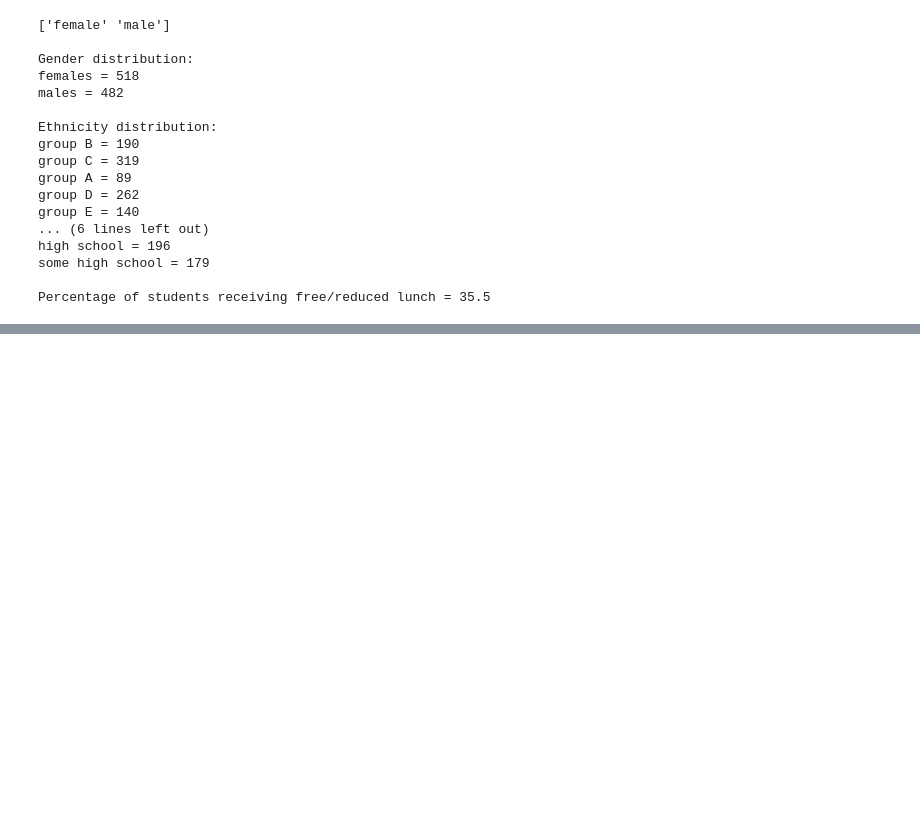
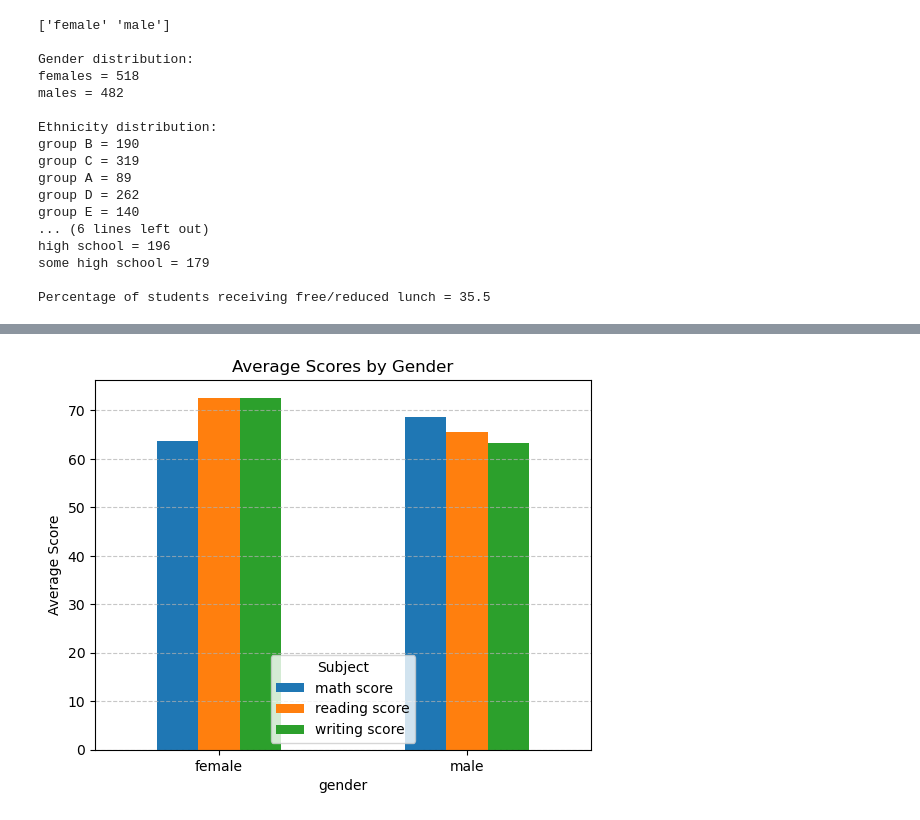
Before and after one commit to Ruks-7/Data-Science, a Jupyter notebook: Student_Performance/performance.ipynb, the cells around one changed output, grey strips where cells are left out. Saved outputs shown, nothing was run; the diff lists cells and outputs as text; code cells hidden in the pictures; blank space fills up the shorter version.

Commit message:
Completed the performance analysis

```diff
--- a/Student_Performance/performance.ipynb
+++ b/Student_Performance/performance.ipynb
@@ -98,0 +106,99 @@ Percentage of students receiving free/reduced lunch = 35.5
+# %%
+#Average performance across the three subjects
+math_avg = df["math score"].agg('mean') #Math
+reading_avg = df["reading score"].agg('mean') #Reading
+writing_avg = df["writing score"].agg('mean') #Writing
+
+print(f'The averages of math, reading and writing subjects are {math_avg}, {reading_avg} and {writing_avg} respectively')
+
+#Highest and Lowest subject
+averages = {
+        'Math': math_avg,
+        'Reading': reading_avg,
+        'Writing': writing_avg
+    }
+
+highest_score = max(averages.values())
+highest_subject = [subject for subject in averages if averages[subject] == highest_score] #List comprehension
+print(f'The highest subject is {highest_subject} with {highest_score}')
+
+lowest_score = min(averages.values())
+lowest_subject = [subject for subject in averages if averages[subject] == lowest_score]
+print(f'The lowest subject is {lowest_subject} with {lowest_score}')
+
+# Performance gaps across demographic groups
+
+# 1. Gender performance gaps
+print("=== Performance by Gender ===")
+gender_performance = df.groupby("gender")[["math score", "reading score", "writing score"]].mean()
+print(gender_performance)
+
+# Visualize gender performance
+plt.figure(figsize=(10, 6))
+gender_performance.plot(kind="bar")
+plt.title("Average Scores by Gender")
+plt.ylabel("Average Score")
+plt.grid(axis="y", linestyle="--", alpha=0.7)
+plt.xticks(rotation=0)
+plt.legend(title="Subject")
+plt.show()
+
+# 2. Race/Ethnicity performance gaps
+print("\n=== Performance by Race/Ethnicity ===")
+race_performance = df.groupby("race/ethnicity")[["math score", "reading score", "writing score"]].mean()
+print(race_performance)
+
+# Visualize race/ethnicity performance
+plt.figure(figsize=(12, 6))
+race_performance.plot(kind="bar")
+plt.title("Average Scores by Race/Ethnicity")
+plt.ylabel("Average Score")
+plt.grid(axis="y", linestyle="--", alpha=0.7)
+plt.legend(title="Subject")
+plt.show()
+
+# 3. Parental Education performance gaps
+print("\n=== Performance by Parental Education ===")
+parent_edu_performance = df.groupby("parental level of education")[["math score", "reading score", "writing score"]].mean()
+print(parent_edu_performance)
+
+# Visualize parental education performance
+plt.figure(figsize=(15, 6))
+parent_edu_performance.plot(kind="bar")
+plt.title("Average Scores by Parental Education Level")
+plt.ylabel("Average Score")
+plt.grid(axis="y", linestyle="--", alpha=0.7)
+plt.legend(title="Subject")
+plt.tight_layout()
+plt.show()
+
+# 4. Lunch Type performance gaps (socioeconomic indicator)
+print("\n=== Performance by Lunch Type ===")
+lunch_performance = df.groupby("lunch")[["math score", "reading score", "writing score"]].mean()
+print(lunch_performance)
+
+# Visualize lunch type performance
+plt.figure(figsize=(10, 6))
+lunch_performance.plot(kind="bar")
+plt.title("Average Scores by Lunch Type")
+plt.ylabel("Average Score")
+plt.grid(axis="y", linestyle="--", alpha=0.7)
+plt.xticks(rotation=0)
+plt.legend(title="Subject")
+plt.show()
+
+# 5. Test Preparation Course performance gaps
+print("\n=== Performance by Test Preparation ===")
+test_prep_performance = df.groupby("test preparation course")[["math score", "reading score", "writing score"]].mean()
+print(test_prep_performance)
+
+# Visualize test preparation performance
+plt.figure(figsize=(10, 6))
+test_prep_performance.plot(kind="bar")
+plt.title("Average Scores by Test Preparation")
+plt.ylabel("Average Score")
+plt.grid(axis="y", linestyle="--", alpha=0.7)
+plt.xticks(rotation=0)
+plt.legend(title="Subject")
+plt.show()
+# %% [output]
@@ -98,0 +214 @@ Percentage of students receiving free/reduced lunch = 35.5
+[figure, added]
```
Also changed, not shown: parts of 2 cells of this notebook.
